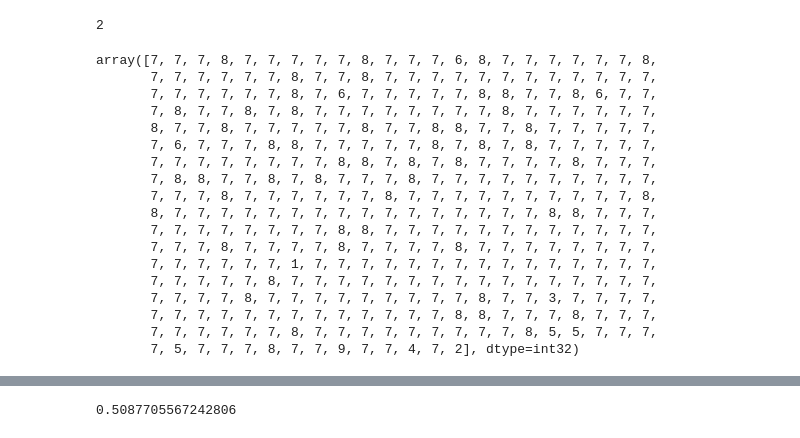
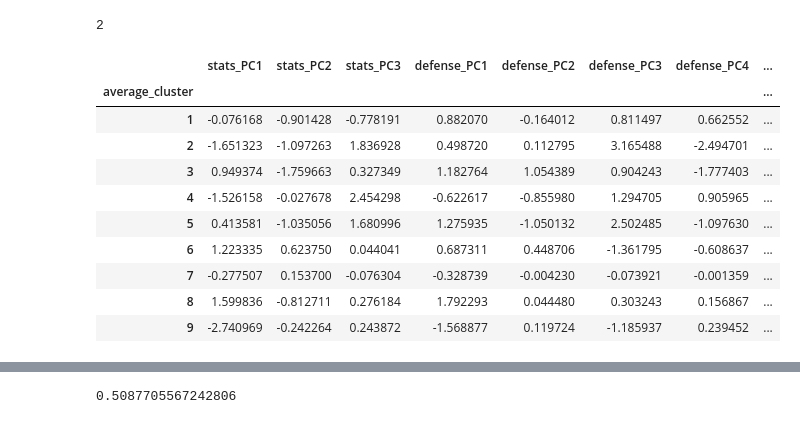
Before and after one commit to A-Jyad/NBAPlayerClustering, a Jupyter notebook: Cluster_Analysis.ipynb, the cells around one changed output, grey strips where cells are left out. Drawn from its saved outputs; the diff is of its cells as text; code cells hidden in the pictures.

```diff
--- a/Cluster_Analysis.ipynb
+++ b/Cluster_Analysis.ipynb
@@ -272,23 +281,18 @@ print(average.elbow_point())
 [figure]
 2
 # %%
-average.create_cluster(7)
+data_scaled['average_cluster'] = average.create_cluster(7)
-# %% [output]
-array([7, 7, 7, 8, 7, 7, 7, 7, 7, 8, 7, 7, 7, 6, 8, 7, 7, 7, 7, 7, 7, 8,
-       7, 7, 7, 7, 7, 7, 8, 7, 7, 8, 7, 7, 7, 7, 7, 7, 7, 7, 7, 7, 7, 7,
-       7, 7, 7, 7, 7, 7, 8, 7, 6, 7, 7, 7, 7, 7, 8, 8, 7, 7, 8, 6, 7, 7,
-       7, 8, 7, 7, 8, 7, 8, 7, 7, 7, 7, 7, 7, 7, 7, 8, 7, 7, 7, 7, 7, 7,
-       8, 7, 7, 8, 7, 7, 7, 7, 7, 8, 7, 7, 8, 8, 7, 7, 8, 7, 7, 7, 7, 7,
-       7, 6, 7, 7, 7, 8, 8, 7, 7, 7, 7, 7, 8, 7, 8, 7, 8, 7, 7, 7, 7, 7,
-       7, 7, 7, 7, 7, 7, 7, 7, 8, 8, 7, 8, 7, 8, 7, 7, 7, 7, 8, 7, 7, 7,
-       7, 8, 8, 7, 7, 8, 7, 8, 7, 7, 7, 8, 7, 7, 7, 7, 7, 7, 7, 7, 7, 7,
-       7, 7, 7, 8, 7, 7, 7, 7, 7, 7, 8, 7, 7, 7, 7, 7, 7, 7, 7, 7, 7, 8,
-       8, 7, 7, 7, 7, 7, 7, 7, 7, 7, 7, 7, 7, 7, 7, 7, 7, 8, 8, 7, 7, 7,
-       7, 7, 7, 7, 7, 7, 7, 7, 8, 8, 7, 7, 7, 7, 7, 7, 7, 7, 7, 7, 7, 7,
-       7, 7, 7, 8, 7, 7, 7, 7, 8, 7, 7, 7, 7, 8, 7, 7, 7, 7, 7, 7, 7, 7,
-       7, 7, 7, 7, 7, 7, 1, 7, 7, 7, 7, 7, 7, 7, 7, 7, 7, 7, 7, 7, 7, 7,
-       7, 7, 7, 7, 7, 8, 7, 7, 7, 7, 7, 7, 7, 7, 7, 7, 7, 7, 7, 7, 7, 7,
-       7, 7, 7, 7, 8, 7, 7, 7, 7, 7, 7, 7, 7, 7, 8, 7, 7, 3, 7, 7, 7, 7,
-       7, 7, 7, 7, 7, 7, 7, 7, 7, 7, 7, 7, 7, 8, 8, 7, 7, 7, 8, 7, 7, 7,
-       7, 7, 7, 7, 7, 7, 8, 7, 7, 7, 7, 7, 7, 7, 7, 7, 8, 5, 5, 7, 7, 7,
-       7, 5, 7, 7, 7, 8, 7, 7, 9, 7, 7, 4, 7, 2], dtype=int32)
+# %%
+data_scaled.groupby('average_cluster').mean()
+# %% [output]
+|  | stats_PC1 | stats_PC2 | stats_PC3 | defense_PC1 | defense_PC2 | defense_PC3 | defense_PC4 | ... |
+| average_cluster |  |  |  |  |  |  |  | ... |
+| 1 | -0.076168 | -0.901428 | -0.778191 | 0.882070 | -0.164012 | 0.811497 | 0.662552 | ... |
+| 2 | -1.651323 | -1.097263 | 1.836928 | 0.498720 | 0.112795 | 3.165488 | -2.494701 | ... |
+| 3 | 0.949374 | -1.759663 | 0.327349 | 1.182764 | 1.054389 | 0.904243 | -1.777403 | ... |
+| 4 | -1.526158 | -0.027678 | 2.454298 | -0.622617 | -0.855980 | 1.294705 | 0.905965 | ... |
+| 5 | 0.413581 | -1.035056 | 1.680996 | 1.275935 | -1.050132 | 2.502485 | -1.097630 | ... |
+| 6 | 1.223335 | 0.623750 | 0.044041 | 0.687311 | 0.448706 | -1.361795 | -0.608637 | ... |
+| 7 | -0.277507 | 0.153700 | -0.076304 | -0.328739 | -0.004230 | -0.073921 | -0.001359 | ... |
+| 8 | 1.599836 | -0.812711 | 0.276184 | 1.792293 | 0.044480 | 0.303243 | 0.156867 | ... |
+| 9 | -2.740969 | -0.242264 | 0.243872 | -1.568877 | 0.119724 | -1.185937 | 0.239452 | ... |
```
Also changed, not shown: parts of 12 cells of this notebook, 11 other files.
